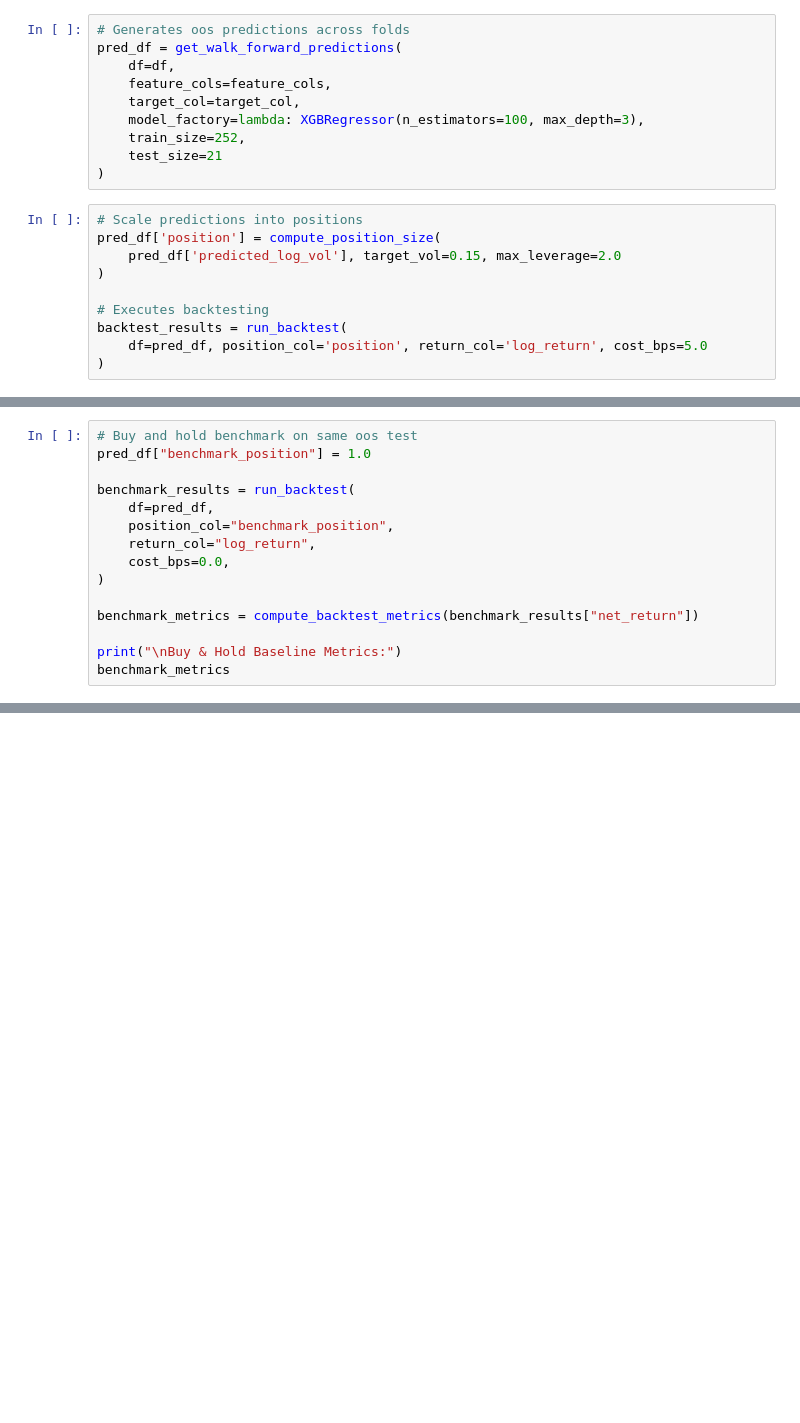
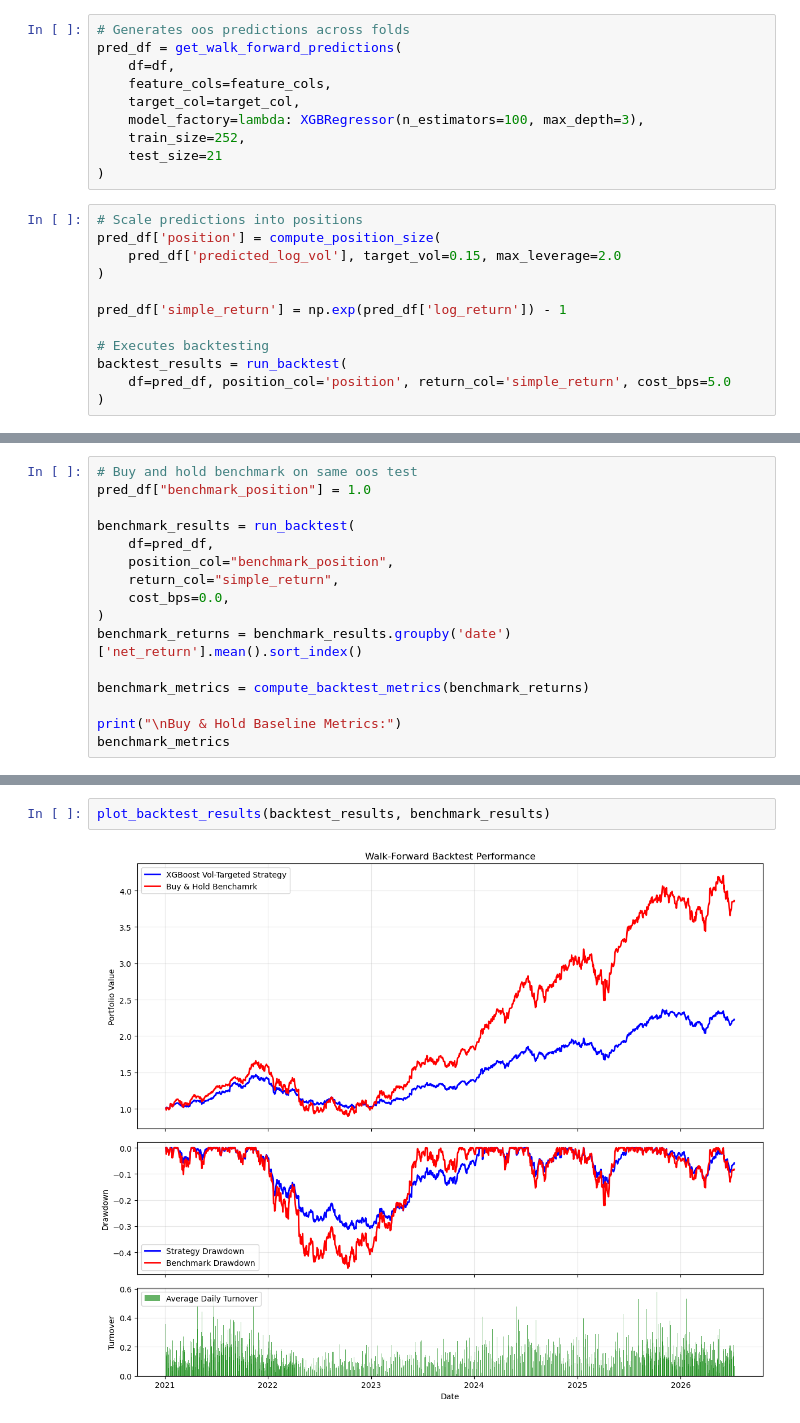
Before and after one commit to vaxope/Simple-Quantative-Model-Project, a Jupyter notebook: notebooks/04_backtest.ipynb, the cells around one changed output, grey strips where cells are left out. Cells and saved outputs as stored; diff of their text form; blank space fills up the shorter version.

Commit message:
Created equity, drawdown, and turnover plots

```diff
--- a/notebooks/04_backtest.ipynb
+++ b/notebooks/04_backtest.ipynb
@@ -51,8 +51,10 @@ pred_df['position'] = compute_position_size(
     pred_df['predicted_log_vol'], target_vol=0.15, max_leverage=2.0
 )
 
+pred_df['simple_return'] = np.exp(pred_df['log_return']) - 1
+
 # Executes backtesting
 backtest_results = run_backtest(
-    df=pred_df, position_col='position', return_col='log_return', cost_bps=5.0
+    df=pred_df, position_col='position', return_col='simple_return', cost_bps=5.0
 )
 # %%
@@ -70,11 +75,12 @@ pred_df["benchmark_position"] = 1.0
 benchmark_results = run_backtest(
     df=pred_df,
     position_col="benchmark_position",
-    return_col="log_return",
+    return_col="simple_return",
     cost_bps=0.0,
 )
+benchmark_returns = benchmark_results.groupby('date')['net_return'].mean().sort_index()
 
-benchmark_metrics = compute_backtest_metrics(benchmark_results["net_return"])
+benchmark_metrics = compute_backtest_metrics(benchmark_returns)
 
 print("\nBuy & Hold Baseline Metrics:")
 benchmark_metrics
@@ -85,0 +170,4 @@ dtype: float64
+# %%
+plot_backtest_results(backtest_results, benchmark_results)
+# %% [output]
+[figure, added]
```
Also changed, not shown: parts of 3 cells of this notebook, 1 other file.
